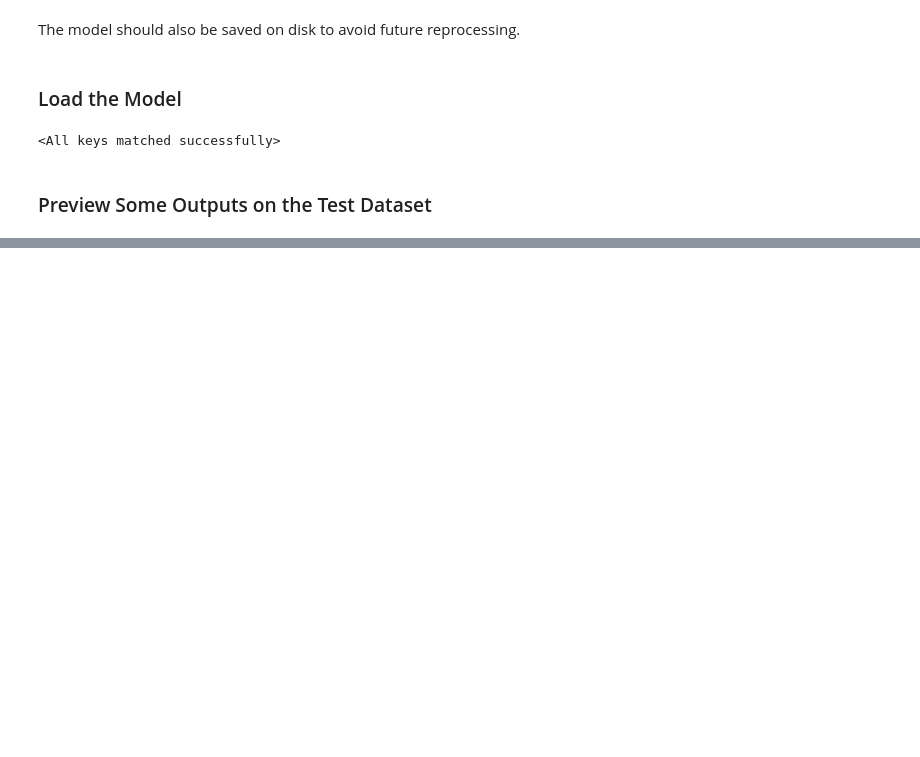
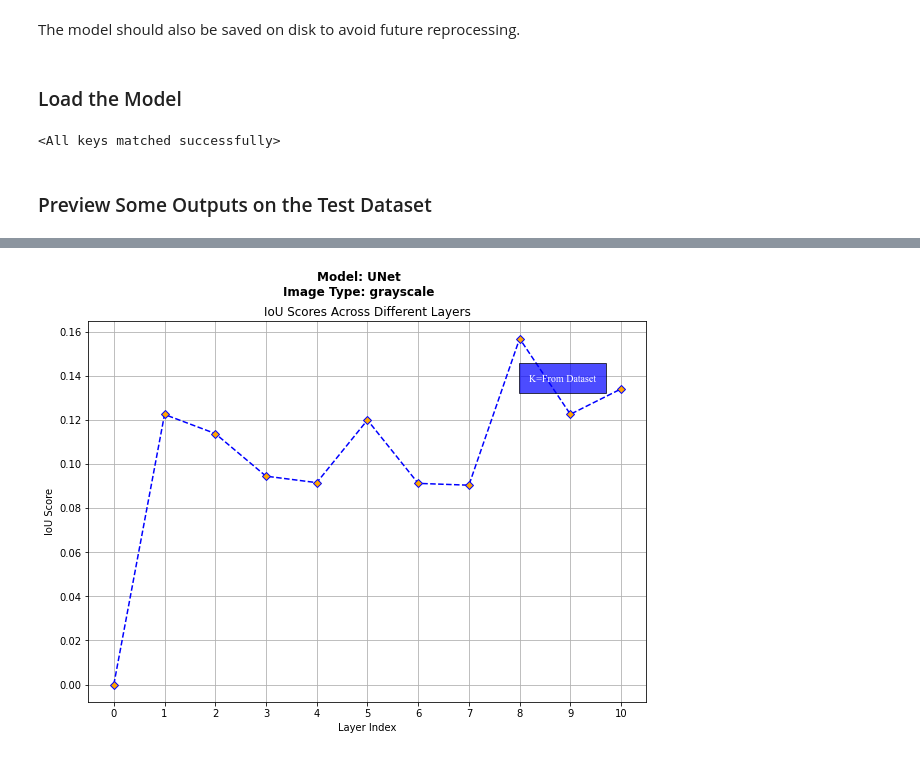
Before and after one commit to fusedbloxxer/segmentation-as-clusterization, a Jupyter notebook: SegmentationAsClusterization.ipynb, the cells around one changed output, grey strips where cells are left out. Saved outputs shown, nothing was run; the diff lists cells and outputs as text; code cells hidden in the pictures; blank space fills up the shorter version.

```diff
--- a/SegmentationAsClusterization.ipynb
+++ b/SegmentationAsClusterization.ipynb
@@ -481,0 +507,16 @@ plt.show()
+# %%
+def linearize(feature_map: torch.Tensor) -> torch.Tensor:
+    """
+        Reshape the feature map from an image of size (1, C, H, W) to (HxW, C).
+    """
+    # Extract individual shapes from the feature map
+    N, C, H, W = feature_map.shape
+
+    # Permute dimension from (1, C, H, W) to (1, H, W, C)
+    feature_map = feature_map.permute(0, 2, 3, 1)
+
+    # Reshape the feature maps from (1, H, W, C) to (HxW, C)
+    feature_map = feature_map.reshape((H * W, C))
+
+    # Return the output
+    return feature_map
@@ -481,0 +692,58 @@ plt.show()
+# %%
+iou_scores[0].extend([torch.as_tensor(0) for _ in range(1000)])
+# %%
+layers_means = torch.Tensor(iou_scores).mean(dim=1)
+# %%
+import matplotlib.pyplot as plt
+
+# Create a new figure
+f = plt.figure()
+
+# Configure figure properties
+f.set_figwidth(10)
+f.set_figheight(7)
+
+# Add a figure super title
+f.suptitle(f'Model: {model_name}\nImage Type: {image_type}', fontweight='bold')
+
+# Add a single subplot
+ax = f.add_subplot(111)
+
+# Create an array of all layer indexes
+layer_indexes = torch.arange(0, len(layers_means))
+
+# Plot the IoU scores
+plt.plot(layer_indexes, layers_means, 'D--', c='blue', mfc='orange')
+
+# Plot a tick on the x axis for each layer
+plt.xticks(ticks=layer_indexes)
+
+# Show the grid
+plt.grid(b=True)
+
+# Create outline box for K-Means
+bbox = {'fc': 'blue', 'alpha': 0.7, 'pad': 10}
+
+# Specify text box properties
+conf = {
+    'bbox': bbox,
+    'horizontalalignment': 'center',
+    'verticalalignment': 'center',
+    'transform': ax.transAxes,
+    'font': 'Times New Roman',
+    'c': 'white'
+}
+
+# Add plot text labels
+plt.text(0.85, 0.85, f'K=From Dataset', **conf)
+plt.title('IoU Scores Across Different Layers')
+plt.xlabel('Layer Index')
+plt.ylabel('IoU Score')
+
+# Save the plot
+plt.savefig(f'{args.output_dir}/iou/graph_{model_name}_{image_type}.jpg')
+
+# Show the plot
+plt.show()
+# %% [output]
+[figure, added]
```
Also changed, not shown: parts of 22 cells of this notebook, 18 other files.
